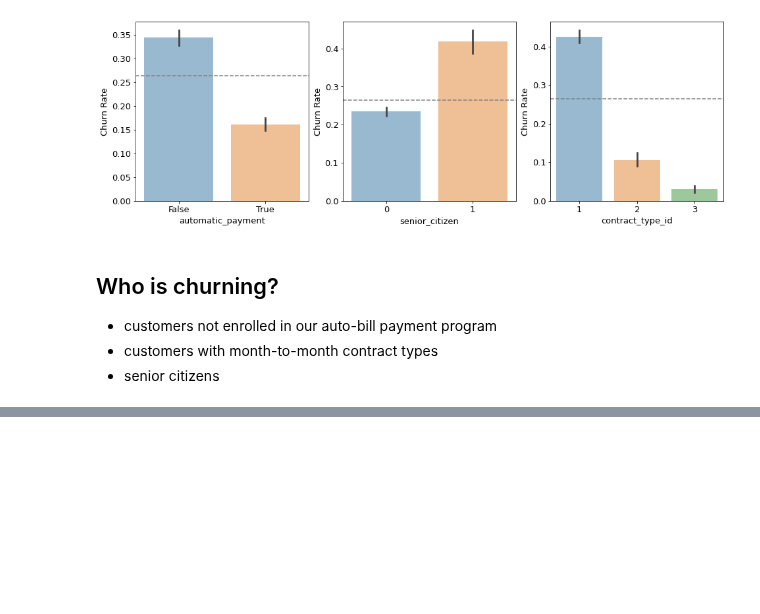
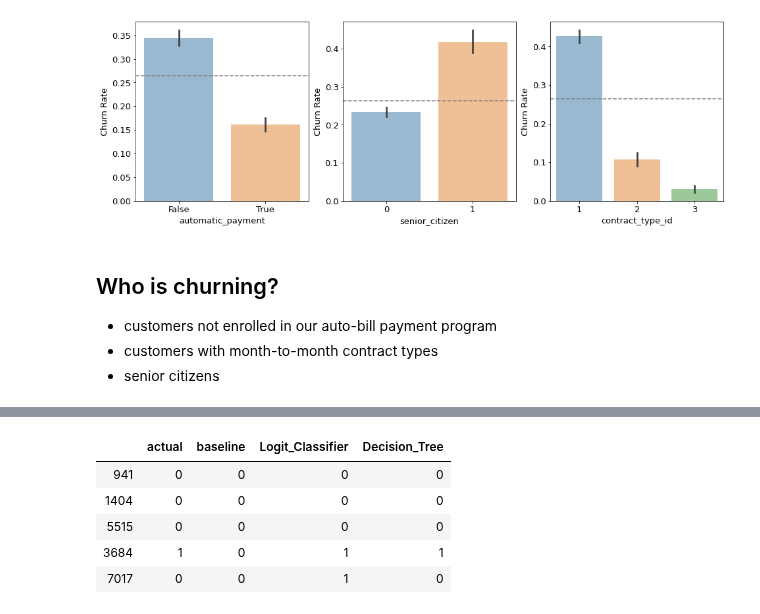
Before and after one commit to Corn-Shipps/predicting_telco_churn, a Jupyter notebook: predicting_telco_churn_final_report.ipynb, the cells around one changed output, grey strips where cells are left out. Saved outputs shown, nothing was run; the diff lists cells and outputs as text; code cells hidden in the pictures; blank space fills up the shorter version.

Commit message:
added in modeling

```diff
--- a/predicting_telco_churn_final_report.ipynb
+++ b/predicting_telco_churn_final_report.ipynb
@@ -249,0 +256,3 @@ for i, feature in enumerate(features):
+# %%
+logit = LogisticRegression(random_state = 123)
+logit.fit(X_train, y_train)
@@ -249,0 +265,3 @@ for i, feature in enumerate(features):
+# %%
+clf = DecisionTreeClassifier(criterion='gini', max_depth=3, random_state=123)
+clf.fit(X_train, y_train)
@@ -249,0 +275,5 @@ for i, feature in enumerate(features):
+# %%
+#Create a dataframe with all the model predictions
+model_df = test[['churn']]
+model_df = model_df.rename(columns={"churn": "actual"})
+model_df.head()
@@ -249,0 +287,4 @@ for i, feature in enumerate(features):
+# %%
+# Programmatically assign the value of the most frequent
+model_df["baseline"] = model_df.actual.value_counts().index[0]
+model_df.head()
@@ -249,0 +298,11 @@ for i, feature in enumerate(features):
+# %%
+model_df["Logit_Classifier"] = logit.predict(X_test)
+model_df["Decision_Tree"] = clf.predict(X_test)
+model_df.head()
+# %% [output]
+|  | actual | baseline | Logit_Classifier | Decision_Tree |
+| 941 | 0 | 0 | 0 | 0 |
+| 1404 | 0 | 0 | 0 | 0 |
+| 5515 | 0 | 0 | 0 | 0 |
+| 3684 | 1 | 0 | 1 | 1 |
+| 7017 | 0 | 0 | 1 | 0 |
```
Also changed, not shown: parts of 16 cells of this notebook.
